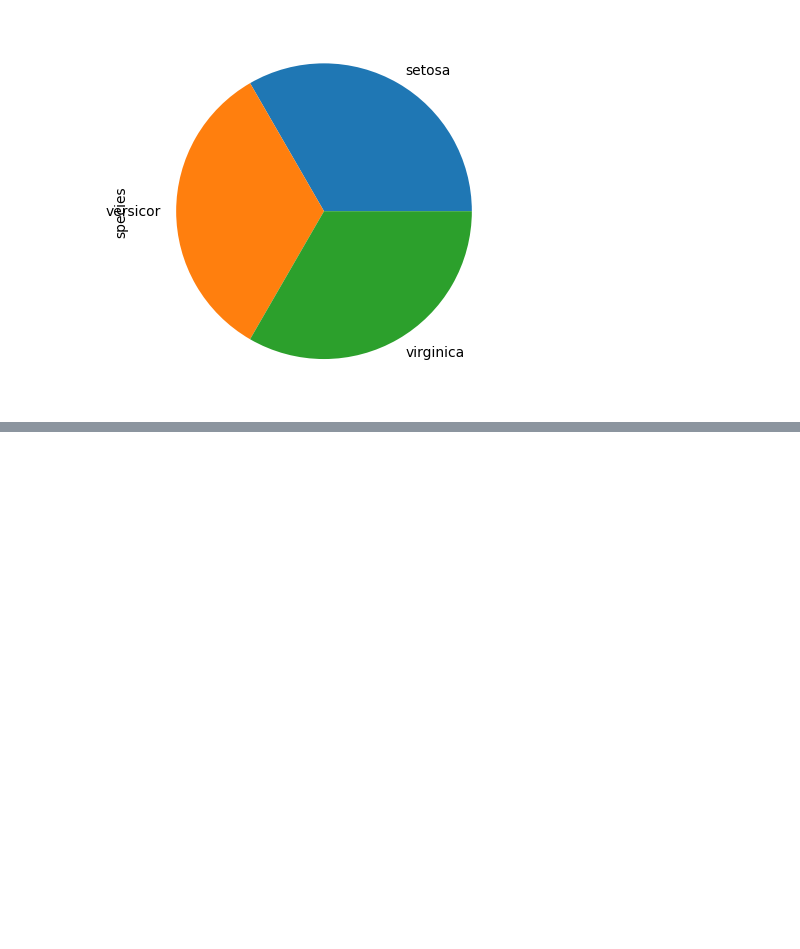
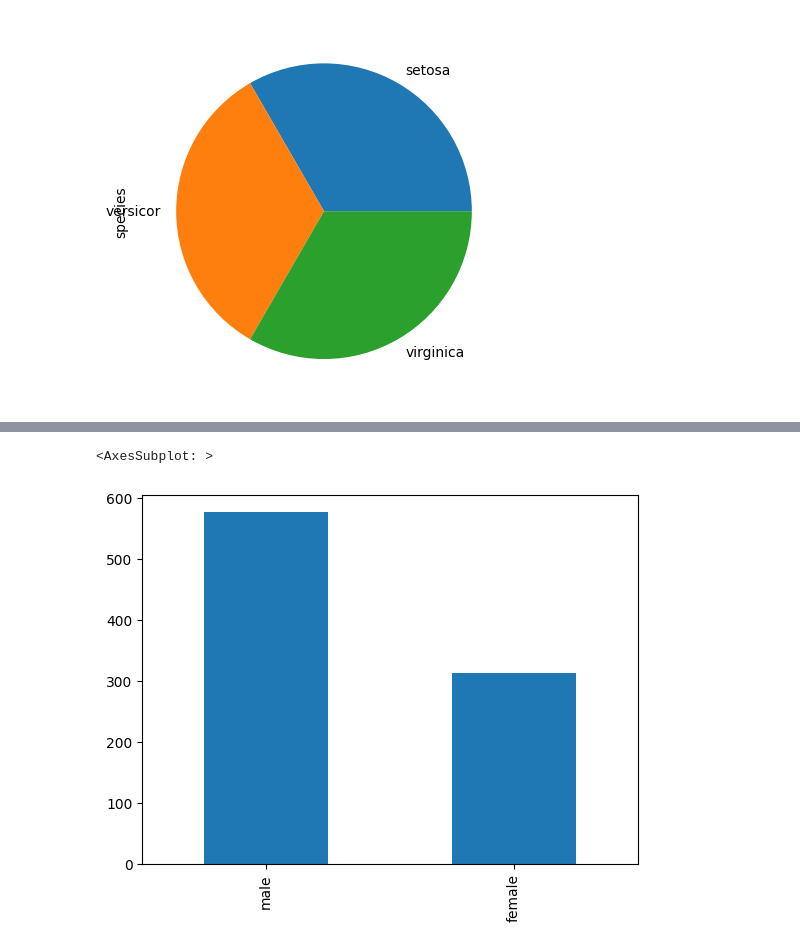
Before and after one commit to Adekad/dataScience_-_deeplearning, a Jupyter notebook: Visualisation de Données avec Matplotlib & Seaborn.ipynb, the cells around one changed output, grey strips where cells are left out. Saved outputs shown, nothing was run; the diff lists cells and outputs as text; code cells hidden in the pictures; blank space fills up the shorter version.

```diff
--- a/Visualisation de Données avec Matplotlib & Seaborn.ipynb
+++ b/Visualisation de Données avec Matplotlib & Seaborn.ipynb
@@ -111,3 +111,9 @@ iris['species'].value_counts().plot(kind='pie')
 # %% [output]
 <AxesSubplot: ylabel='species'>
 [figure]
+# %%
+#  Les données du titanic
+chemin = "./data/titanic.csv"
+
+ma_donne = pd.read_csv(chemin)
+ma_donne
@@ -113,0 +156,7 @@ iris['species'].value_counts().plot(kind='pie')
+# %%
+#  ma_donne['Sex'].value_counts()
+ma_donne['Sex'].value_counts().plot(kind='bar')
+#  dir(pd.DataFrame.plot) pour avoir toutes les autre fonction de pandas plot
+# %% [output]
+<AxesSubplot: >
+[figure, added]
```
Also changed, not shown: parts of 8 cells of this notebook, 2 other files.
